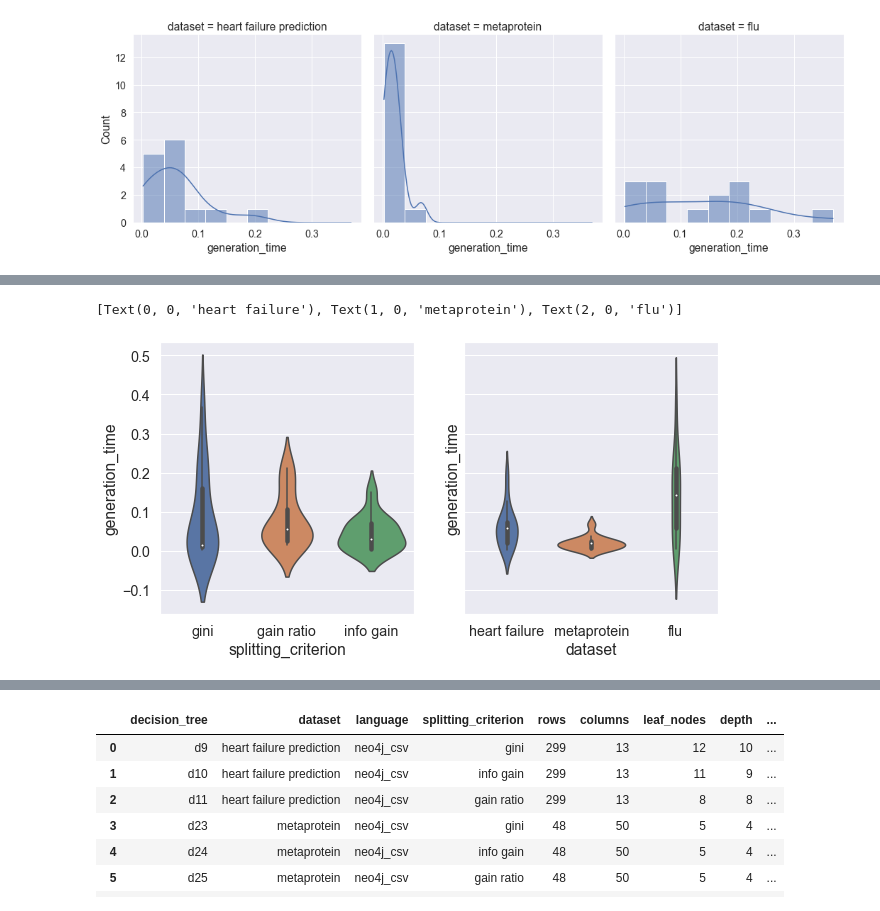
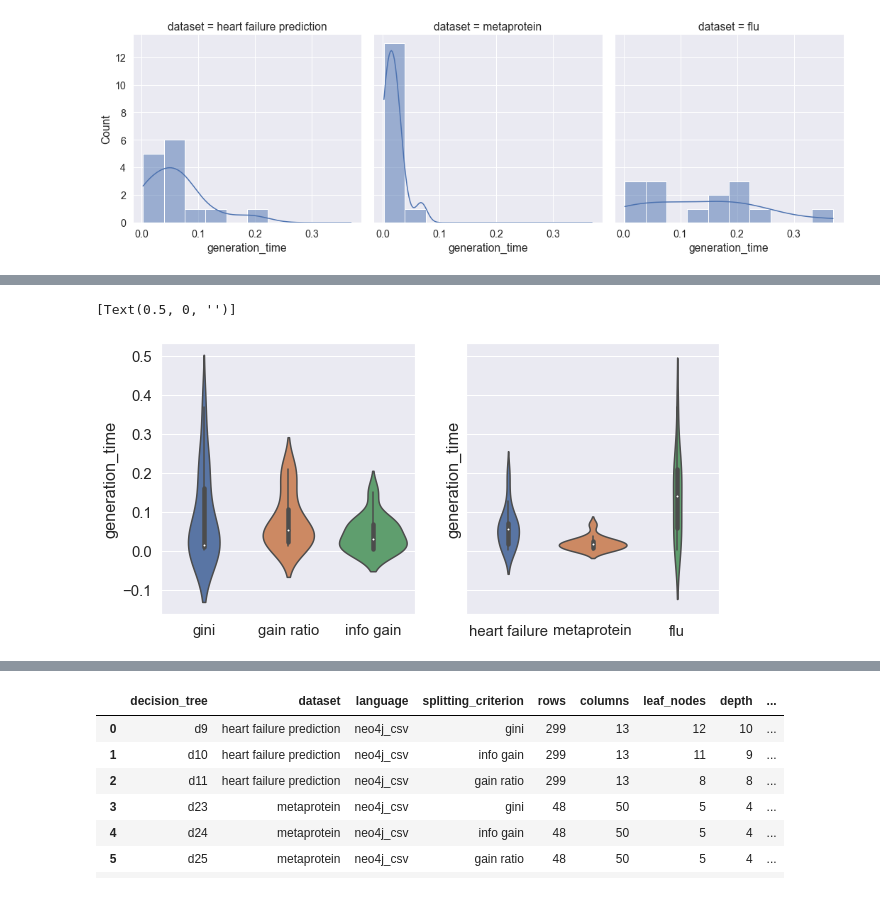
Before and after one commit to clumsyspeedboat/Decision-Tree-Neo4j, a Jupyter notebook: DT Analysis/dt_analysis.ipynb, the cells around one changed output, grey strips where cells are left out. Cells and saved outputs as stored; diff of their text form; code cells hidden in the pictures.

```diff
--- a/DT Analysis/dt_analysis.ipynb
+++ b/DT Analysis/dt_analysis.ipynb
@@ -82,6 +89,6 @@ sns.displot(data=df, x="generation_time",col= "splitting_criterion", kde=True)
 # %%
-sns.set(font_scale=1.3)
-fig_dims = (11, 6)
+sns.set(font_scale=1.35)
+fig_dims = (12, 6)
 fig, ax =plt.subplots(1,2, figsize=fig_dims)
 plt.legend(fontsize='x-large', title_fontsize='40')
 #sns.countplot(df['batting'], ax=ax[0])
@@ -91,6 +98,8 @@ plt.legend(loc='best')
 
 fig2 = sns.lineplot('splitting_criterion','accuracy',  data =df, hue='dataset', ax=ax[1], legend=False)
 fig.show()
+fig1.set(xlabel=None)
+fig2.set(xlabel=None)
 # %% [output]
 No handles with labels found to put in legend.
 No handles with labels found to put in legend.
@@ -104,13 +114,15 @@ sns.catplot(data=df, kind="violin", x="splitting_criterion", y="generation_time"
 # %%
 fig, axes = plt.subplots(1, 2, figsize=(10, 5), sharey=True)
 #fig.suptitle('Violin plot generation time(in sec)')
 
-sns.violinplot(ax = axes[0], data=df, kind="violin", x="splitting_criterion", y="generation_time")
+violin1 = sns.violinplot(ax = axes[0], data=df, kind="violin", x="splitting_criterion", y="generation_time")
 #axes[0].set_title("HELLO")
 
 violin2 = sns.violinplot(ax = axes[1], data=df, kind="violin", x="dataset", y="generation_time")
 #axes[1].set_title("world")
 violin2.set_xticklabels(['heart failure','metaprotein','flu'])
+violin1.set(xlabel=None)
+violin2.set(xlabel=None)
 # %% [output]
-[Text(0, 0, 'heart failure'), Text(1, 0, 'metaprotein'), Text(2, 0, 'flu')]
+[Text(0.5, 0, '')]
-[figure, old version]
+[figure, new version]
```
Also changed, not shown: parts of 16 cells of this notebook, 1 other file.
